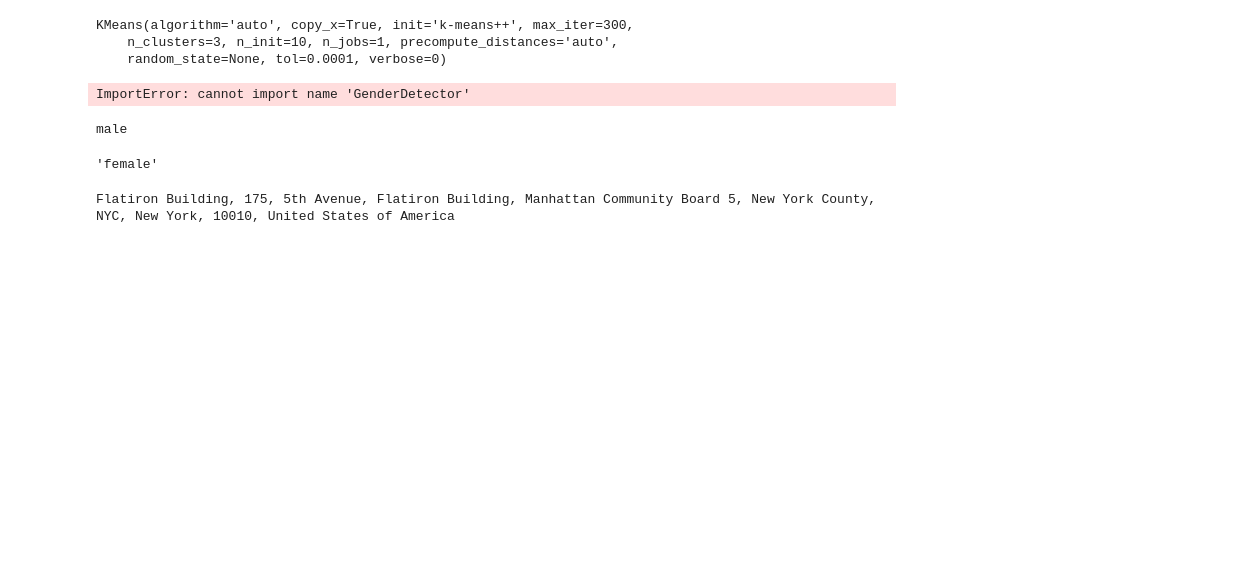
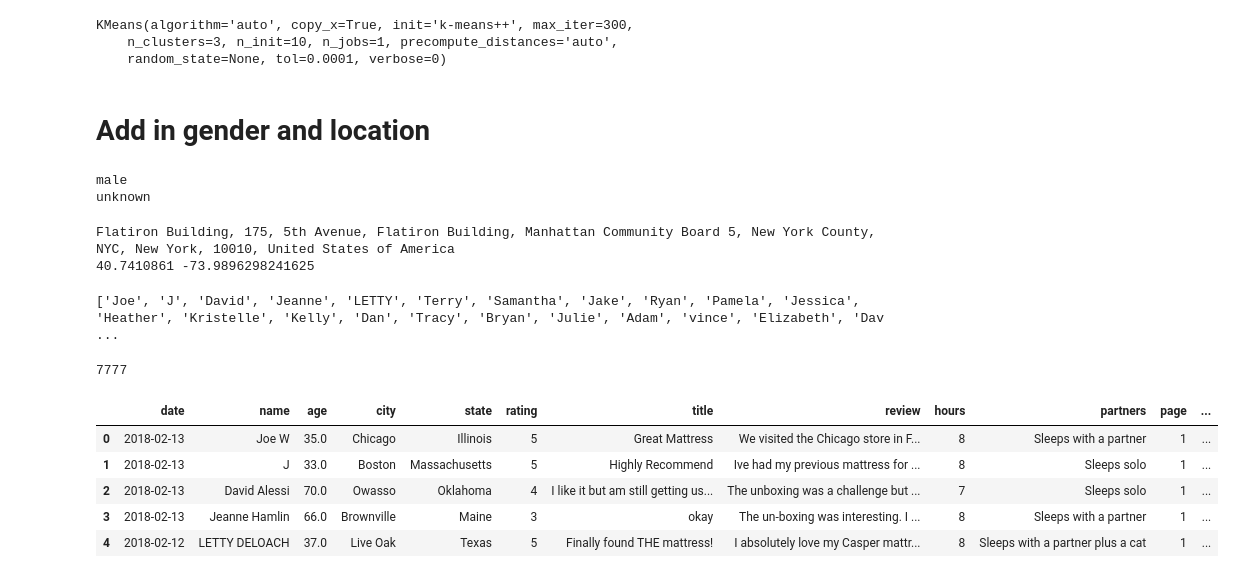
Before and after one commit to skickham/Casper_Mattresses, a Jupyter notebook: Casper Case Study.ipynb, the cells around one changed output. Cells and saved outputs as stored; diff of their text form; code cells hidden in the pictures; blank space fills up the shorter version.

```diff
--- a/Casper Case Study.ipynb
+++ b/Casper Case Study.ipynb
@@ -365,9 +334,3 @@ kmeans.
 KMeans(algorithm='auto', copy_x=True, init='k-means++', max_iter=300,
     n_clusters=3, n_init=10, n_jobs=1, precompute_distances='auto',
     random_state=None, tol=0.0001, verbose=0)
-# %%
-from gender_detector import GenderDetector
-detector = GenderDetector('us') # It can also be ar, uk, uy.
-detector.guess('Marcos') # => 'male'
-# %% [output]
-ImportError: cannot import name 'GenderDetector'
@@ -376,17 +337,46 @@ import gender_detector
+# %% [markdown]
+# Add in gender and location
 # %%
+#import and test gender_detector
 import gender_guesser.detector as gender
 d = gender.Detector()
 print(d.get_gender(u"Bob"))
+print(d.get_gender('eDee'))
 # %% [output]
 male
+unknown
-# %%
-d.get_gender('eDee')
-# %% [output]
-'female'
 # %%
+#import and test location finder
 from geopy.geocoders import Nominatim
 geolocator = Nominatim()
 location = geolocator.geocode("175 5th Avenue NYC")
 print(location.address)
+print(location.latitude, location.longitude)
 # %% [output]
 Flatiron Building, 175, 5th Avenue, Flatiron Building, Manhattan Community Board 5, New York County, NYC, New York, 10010, United States of America
+40.7410861 -73.9896298241625
+# %%
+#create first name list
+lst = []
+for i in range(len(casper)):
+    x = casper.name.str.split(' ',1).tolist()[i][0]
+    lst.append(x)
+print(lst)
+# %% [output]
+['Joe', 'J', 'David', 'Jeanne', 'LETTY', 'Terry', 'Samantha', 'Jake', 'Ryan', 'Pamela', 'Jessica', 'Heather', 'Kristelle', 'Kelly', 'Dan', 'Tracy', 'Bryan', 'Julie', 'Adam', 'vince', 'Elizabeth', 'Dav ...
+# %%
+#check to make sure it grabbed every row
+len(lst)
+# %% [output]
+7777
+# %%
+#assign list to column
+casper['first_name'] = lst
+casper.head()
+# %% [output]
+|  | date | name | age | city | state | rating | title | review | hours | partners | page | ... |
+| 0 | 2018-02-13 | Joe W | 35.0 | Chicago | Illinois | 5 | Great Mattress | We visited the Chicago store in F... | 8 | Sleeps with a partner | 1 | ... |
+| 1 | 2018-02-13 | J | 33.0 | Boston | Massachusetts | 5 | Highly Recommend | Ive had my previous mattress for ... | 8 | Sleeps solo | 1 | ... |
+| 2 | 2018-02-13 | David Alessi | 70.0 | Owasso | Oklahoma | 4 | I like it but am still getting us... | The unboxing was a challenge but ... | 7 | Sleeps solo | 1 | ... |
+| 3 | 2018-02-13 | Jeanne Hamlin | 66.0 | Brownville | Maine | 3 | okay | The un-boxing was interesting. I ... | 8 | Sleeps with a partner | 1 | ... |
+| 4 | 2018-02-12 | LETTY DELOACH | 37.0 | Live Oak | Texas | 5 | Finally found THE mattress! | I absolutely love my Casper mattr... | 8 | Sleeps with a partner plus a cat | 1 | ... |
```
Also changed, not shown: parts of 14 cells of this notebook.
